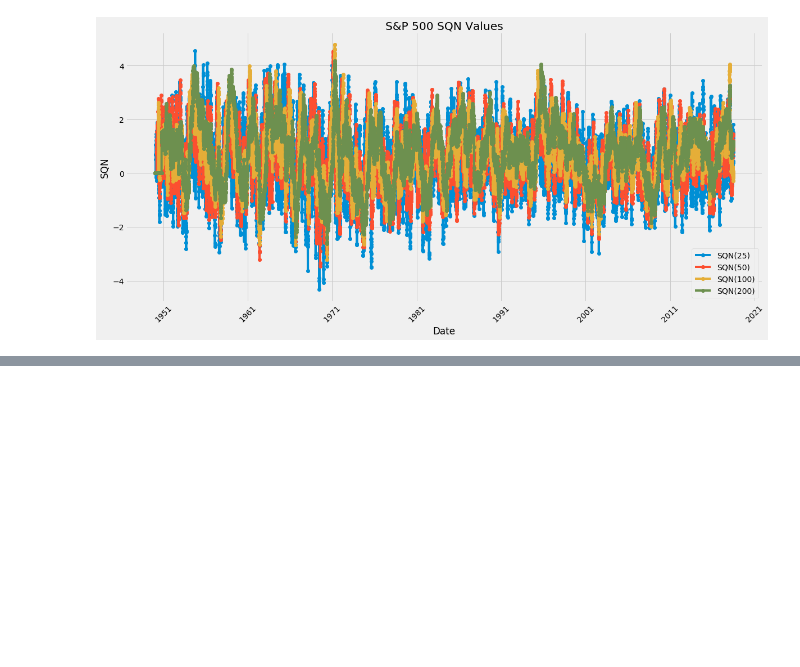
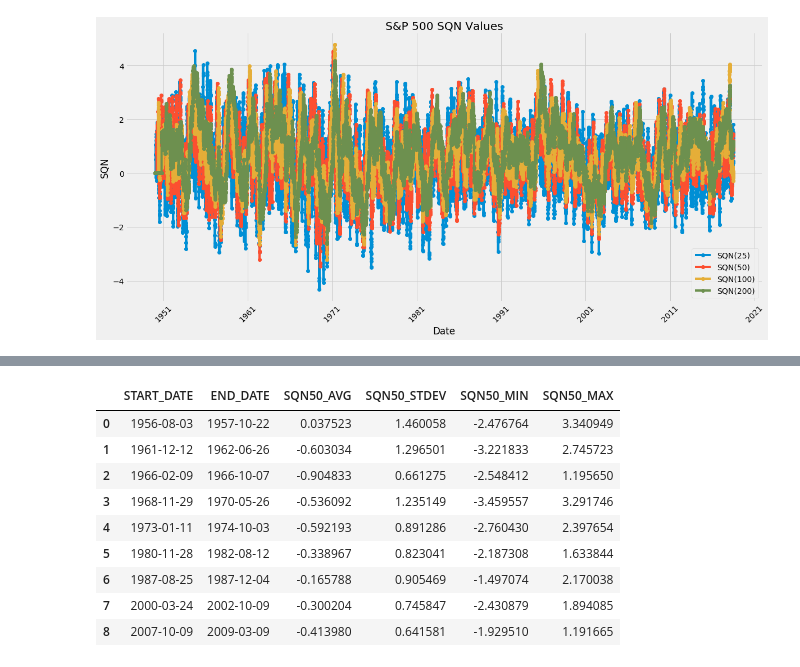
Before and after one commit to SugahShane/Market_Analysis, a Jupyter notebook: Bear Market Research Notebook.ipynb, the cells around one changed output, grey strips where cells are left out. Drawn from its saved outputs; the diff is of its cells as text; code cells hidden in the pictures; blank space fills up the shorter version.

```diff
--- a/Bear Market Research Notebook.ipynb
+++ b/Bear Market Research Notebook.ipynb
@@ -204,0 +208,13 @@ pd.DataFrame(sqn_df)
+# %%
+pd.DataFrame(sqn_df.loc[:, ['START_DATE', 'END_DATE', 'SQN50_AVG', 'SQN50_STDEV', 'SQN50_MIN', 'SQN50_MAX']])
+# %% [output]
+|  | START_DATE | END_DATE | SQN50_AVG | SQN50_STDEV | SQN50_MIN | SQN50_MAX |
+| 0 | 1956-08-03 | 1957-10-22 | 0.037523 | 1.460058 | -2.476764 | 3.340949 |
+| 1 | 1961-12-12 | 1962-06-26 | -0.603034 | 1.296501 | -3.221833 | 2.745723 |
+| 2 | 1966-02-09 | 1966-10-07 | -0.904833 | 0.661275 | -2.548412 | 1.195650 |
+| 3 | 1968-11-29 | 1970-05-26 | -0.536092 | 1.235149 | -3.459557 | 3.291746 |
+| 4 | 1973-01-11 | 1974-10-03 | -0.592193 | 0.891286 | -2.760430 | 2.397654 |
+| 5 | 1980-11-28 | 1982-08-12 | -0.338967 | 0.823041 | -2.187308 | 1.633844 |
+| 6 | 1987-08-25 | 1987-12-04 | -0.165788 | 0.905469 | -1.497074 | 2.170038 |
+| 7 | 2000-03-24 | 2002-10-09 | -0.300204 | 0.745847 | -2.430879 | 1.894085 |
+| 8 | 2007-10-09 | 2009-03-09 | -0.413980 | 0.641581 | -1.929510 | 1.191665 |
```
Also changed, not shown: parts of 3 cells of this notebook, 1 other file.
